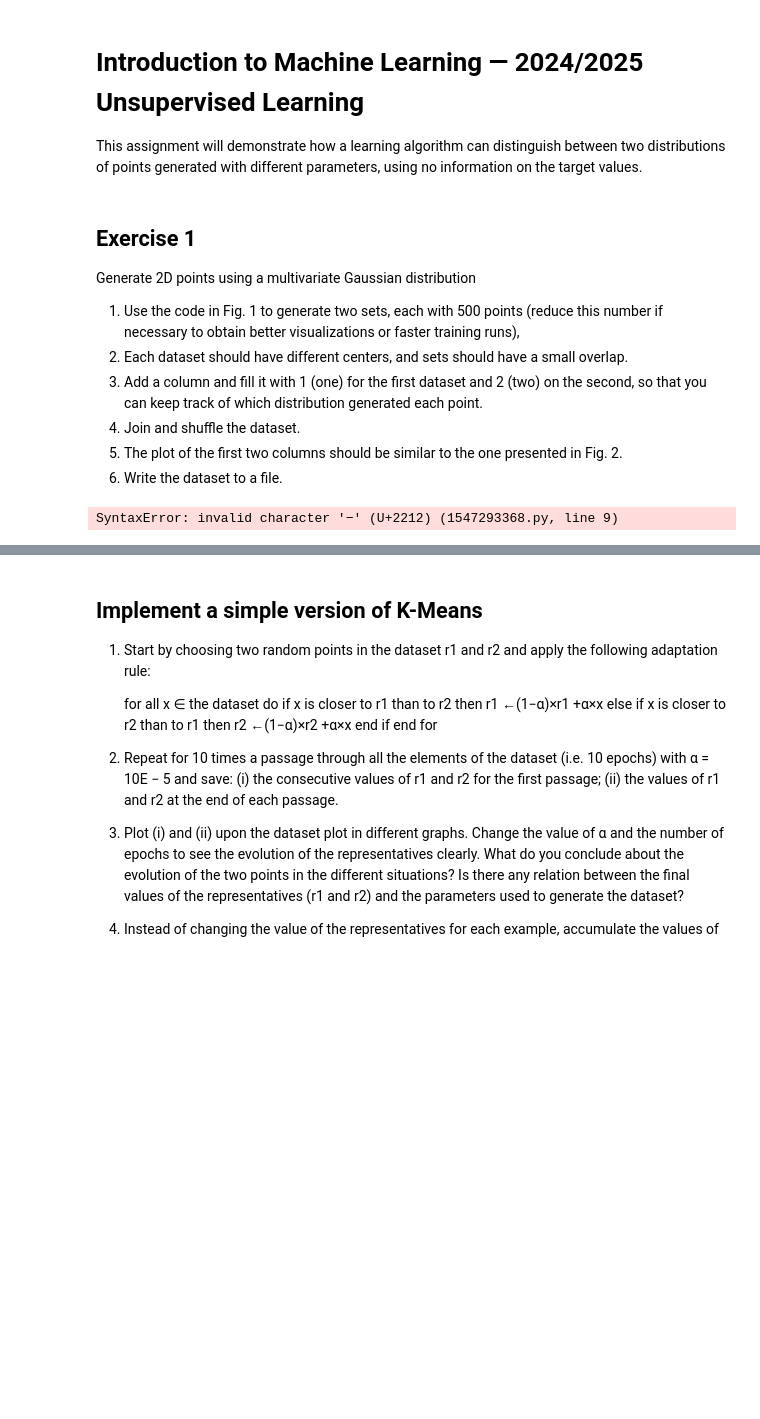
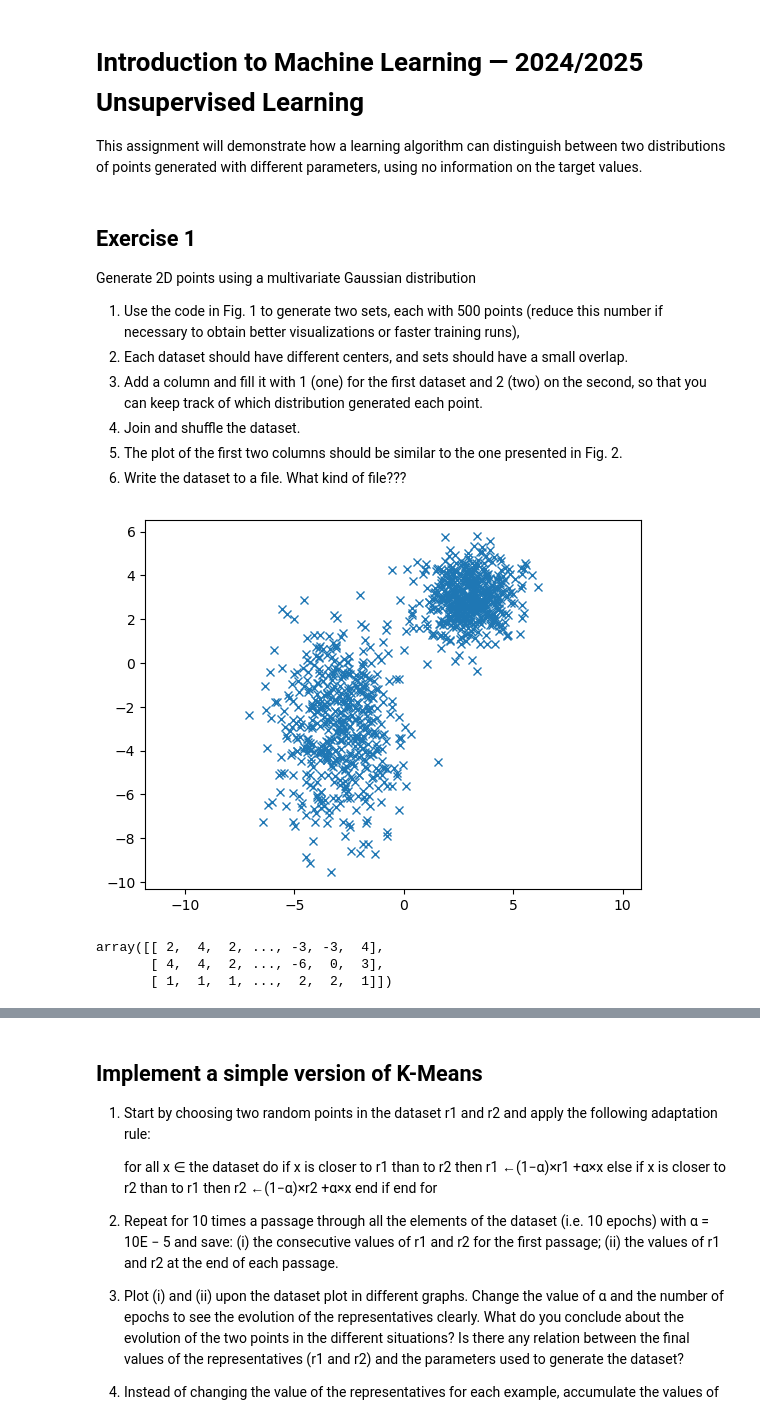
Before and after one commit to jelenameyer/IntroToMachineLearning, a Jupyter notebook: assignments/a1_unsupervised.ipynb, the cells around one changed output, grey strips where cells are left out. Saved outputs shown, nothing was run; the diff lists cells and outputs as text; code cells hidden in the pictures; blank space fills up the shorter version.

```diff
--- a/assignments/a1_unsupervised.ipynb
+++ b/assignments/a1_unsupervised.ipynb
@@ -10,32 +10,50 @@ Generate 2D points using a multivariate Gaussian distribution
 3. Add a column and fill it with 1 (one) for the first dataset and 2 (two) on the second, so that you can keep track of which distribution generated each point.
 4. Join and shuffle the dataset.
 5. The plot of the first two columns should be similar to the one presented in Fig. 2.
-6. Write the dataset to a file.
+6. Write the dataset to a file.    What kind of file???
 # %%
 # generate points
+# import packages
 
 import matplotlib . pyplot as plt
 import numpy as np
 import random
+import pandas as pd
+from sklearn.model_selection import train_test_split
+import math
 
 mean= [3, 3]
 cov = [[1, 0], [0, 1]]
 a = np.random.multivariate_normal(mean, cov, 500).T
 
-#mean = [−3, −3]
+new_col = np.ones((1, a.shape[1]))
+a = np.append(a, new_col, axis = 0)
+
+mean= [-3, -3]
 cov = [[2, 0], [0, 5]]
 b = np.random.multivariate_normal(mean, cov, 500).T
+
+new_col = np.full((1, b.shape[1]), 2)
+b = np.append(b, new_col, axis = 0)
 
 c = np.concatenate((a, b) , axis = 1)
 c=c.T
 np.random. shuffle (c)
 c=c.T
 
 x = c[0]
 y=c[1]
 
-plt.plot(x, y, ’x’)
-plt.axis( ’equal’)
+plt.plot(x, y, "x")
+plt.axis("equal")
 plt .show()
+
+# save and load data
+np.savetxt('testData.txt', c, fmt='%d')
+d = np.loadtxt('testData.txt', dtype=int)
+d
 # %% [output]
+[figure, added]
-SyntaxError: invalid character '−' (U+2212) (1547293368.py, line 9)
+array([[ 2,  4,  2, ..., -3, -3,  4],
+       [ 4,  4,  2, ..., -6,  0,  3],
+       [ 1,  1,  1, ...,  2,  2,  1]])
```
Also changed, not shown: parts of 4 cells of this notebook, 3 other files.
